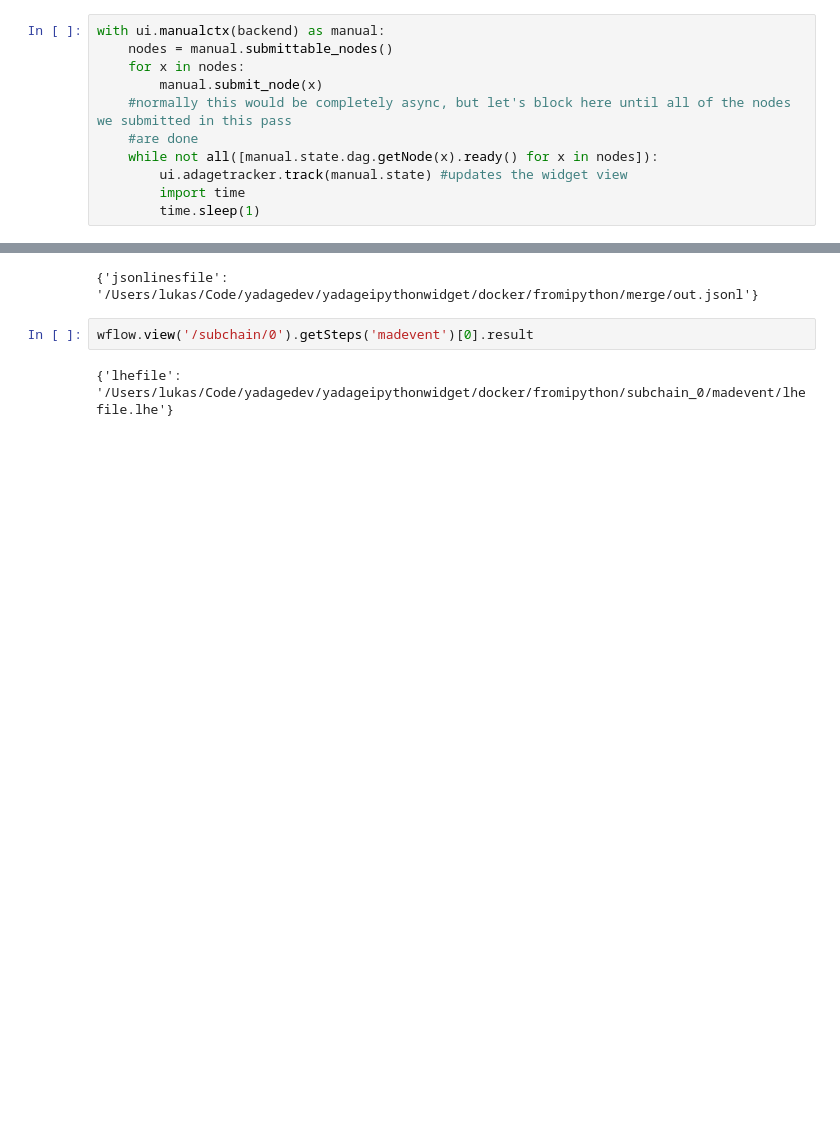
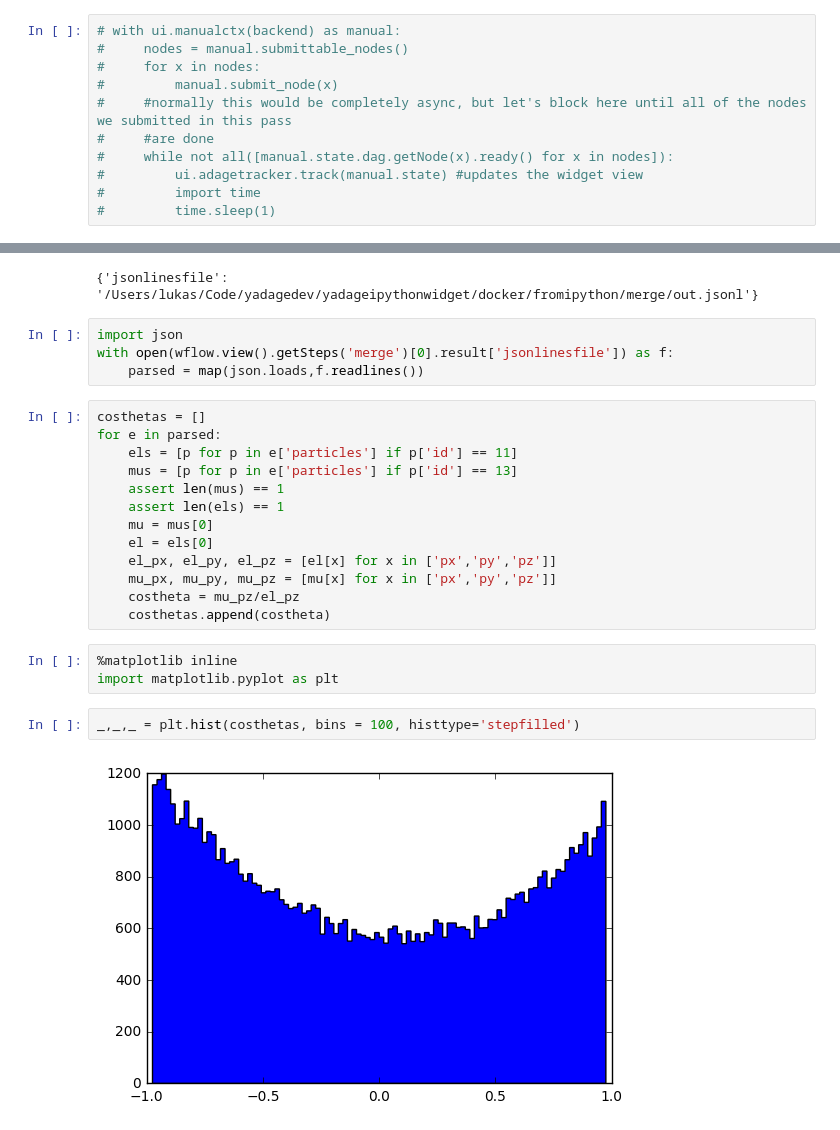
Before and after one commit to lukasheinrich/yadage-ipython, a Jupyter notebook: testnotebook.ipynb, the cells around one changed output, grey strips where cells are left out. Drawn from its saved outputs; the diff is of its cells as text; blank space fills up the shorter version.

```diff
--- a/testnotebook.ipynb
+++ b/testnotebook.ipynb
@@ -78,16 +78,16 @@ There might be a need for having a more controlled execution of a workflow, in t
 # %% [markdown]
 Use the below cell to submit any submittable nodes
 # %%
-with ui.manualctx(backend) as manual:
-    nodes = manual.submittable_nodes()
-    for x in nodes:
-        manual.submit_node(x)
-    #normally this would be completely async, but let's block here until all of the nodes we submitted in this pass
-    #are done
-    while not all([manual.state.dag.getNode(x).ready() for x in nodes]):
-        ui.adagetracker.track(manual.state) #updates the widget view
-        import time
-        time.sleep(1)
+# with ui.manualctx(backend) as manual:
+#     nodes = manual.submittable_nodes()
+#     for x in nodes:
+#         manual.submit_node(x)
+#     #normally this would be completely async, but let's block here until all of the nodes we submitted in this pass
+#     #are done
+#     while not all([manual.state.dag.getNode(x).ready() for x in nodes]):
+#         ui.adagetracker.track(manual.state) #updates the widget view
+#         import time
+#         time.sleep(1)
 # %% [markdown]
 We can also reset specific steps (and thereby invalidate all of their descendents), to rerun part of the workflow
 # %%
@@ -98,7 +98,27 @@ We can get access the results of workflows and subworkflows
 wflow.view().getSteps('merge')[0].result
 # %% [output]
 {'jsonlinesfile': '/Users/lukas/Code/yadagedev/yadageipythonwidget/docker/fromipython/merge/out.jsonl'}
-# %%
-wflow.view('/subchain/0').getSteps('madevent')[0].result
-# %% [output]
-{'lhefile': '/Users/lukas/Code/yadagedev/yadageipythonwidget/docker/fromipython/subchain_0/madevent/lhefile.lhe'}
+# %%
+import json
+with open(wflow.view().getSteps('merge')[0].result['jsonlinesfile']) as f:
+    parsed = map(json.loads,f.readlines())
+# %%
+costhetas = []
+for e in parsed:
+    els = [p for p in e['particles'] if p['id'] == 11]
+    mus = [p for p in e['particles'] if p['id'] == 13]
+    assert len(mus) == 1
+    assert len(els) == 1
+    mu = mus[0]
+    el = els[0]
+    el_px, el_py, el_pz = [el[x] for x in ['px','py','pz']]
+    mu_px, mu_py, mu_pz = [mu[x] for x in ['px','py','pz']]
+    costheta = mu_pz/el_pz
+    costhetas.append(costheta)
+# %%
+%matplotlib inline
+import matplotlib.pyplot as plt
+# %%
+_,_,_ = plt.hist(costhetas, bins = 100, histtype='stepfilled')
+# %% [output]
+[figure, added]
```
Also changed, not shown: parts of 4 cells of this notebook, 1 other file.
